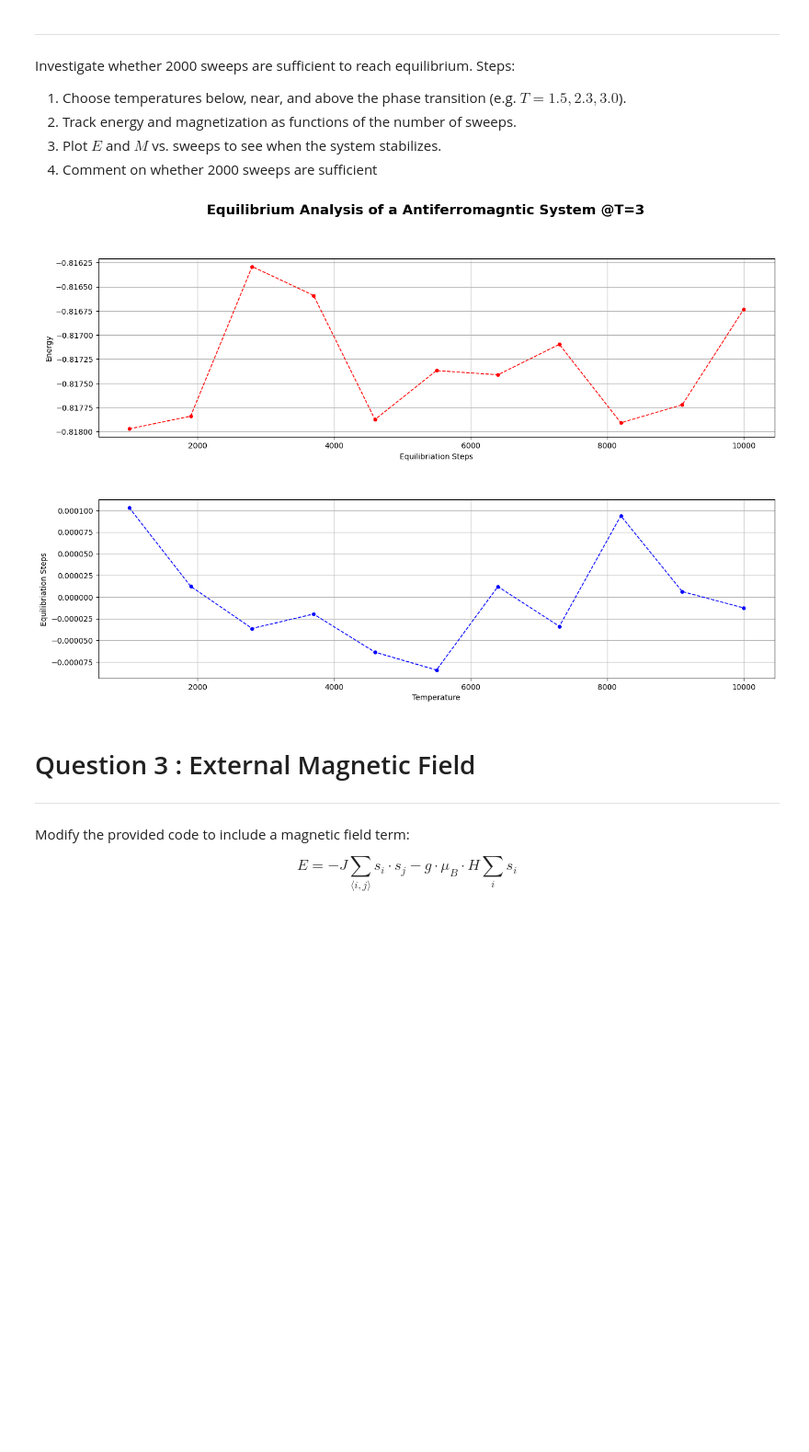
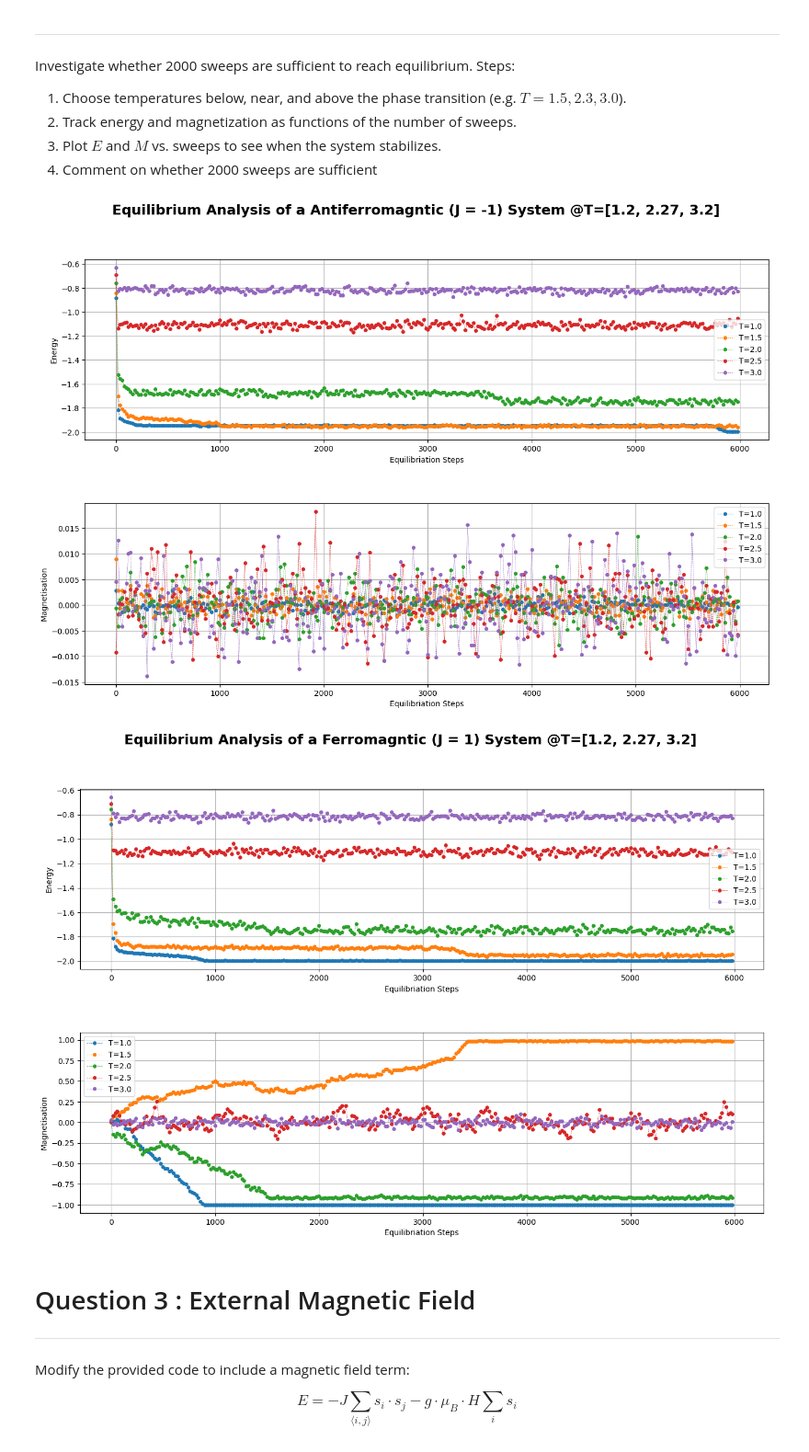
Before and after one commit to MrDNAlex/NE-451-Simulation-Methods, a Jupyter notebook: Labs/Lab2-Assignment/2D-Ising-Model.ipynb, the cells around one changed output. Shown at 92% size. Drawn from its saved outputs; the diff is of its cells as text; code cells hidden in the pictures; blank space fills up the shorter version.

```diff
--- a/Labs/Lab2-Assignment/2D-Ising-Model.ipynb
+++ b/Labs/Lab2-Assignment/2D-Ising-Model.ipynb
@@ -176,8 +179,8 @@ def plotEquilibriumAnalysis(Data, equilibriation, title):
 ------
 # %%
 # Define Number of Points and How many subsims to Average for that point
-Points = 11
-Averaging = 3
+Points = 10
+Averaging = 1
 # %% [markdown]
 # Question 1 : Antiferromagnetic Simulation
 -----
@@ -232,42 +235,57 @@ Investigate whether 2000 sweeps are sufficient to reach equilibrium.
  3. Plot $E$ and $M$ vs. sweeps to see when the system stabilizes.
  4. Comment on whether 2000 sweeps are sufficient
 # %%
+@njit
+def RunMonteCarloTrials(Spins, eqbmstart, neq, trials, N, T, L, J):
+    M = np.zeros(neq)
+    E = np.zeros(neq)
+
+    # Perform Monte-Carlo trials -----------------------------------------------
+    for trial in range(trials):
+        indx = permutation(N)
+        rowsub, colsub = ind2sub(indx, L)
+        Energy = Metropolis(rowsub, colsub, trial, Spins, eqbmstart, N, T, L, J)
+        if trial >= eqbmstart:
+            t = trial - eqbmstart
+            E[t] = Energy
+            M[t] = np.sum(Spins)
+
+    # Results -------------------------------------------------------------------
+    Eav = E / N
+    Mav = M / N
+
+    return [Eav, Mav]
+
 def RunEquilibriumSim(Points, Averaging, eqbmstart, neq, trials, N, T, L, J, title):
     # Indexes : 0 : Energy, 1 : Specific Heat Capacity, 2 : Magnetisation, 3 : Spin Susceptiability
-    Data = np.empty((Points, 4), dtype=float)
+    Data = np.empty((len(T), 2, neq), dtype=float)
 
-    # Loop through all the Points
-    for i in range(Points):
-        avgData = np.empty((Averaging, 4), dtype=float)
+    for k in range(len(T)):
+        Spins = -1 + 2 * randint(2, size=(L, L))  # lxl matrix of spins (+/-1)
+        Data[k] = RunMonteCarloTrials(Spins, eqbmstart, neq, trials, N, T[k], L, J)
 
-        # Loop through the number of times to average this location
-        for j in range(Averaging):
-            Spins = -1 + 2 * randint(2, size=(L, L))  # lxl matrix of spins (+/-1)
-            avgData[j] = RunMonteCarloTrials(Spins, eqbmstart[i], neq, trials[i], N, T, L, J)
-
-        Data[i] = avgData.mean(axis=0)
-
-    plotEquilibriumAnalysis(Data, eqbmstart, title)
+    plotEquilibriumAnalysis(Data, neq, T, title)
 
 # Define the Magnetic Info and Temperature
 SpinSites = 100
 N = SpinSites**2
-T = 1
+T = np.linspace(1, 3, 5)
 
 # Simulation Runtime
-eqbmstart = np.linspace(1000, 5000, Points, dtype=int)
-neq = 1000
+eqbmstart = 0
+neq = 6000
 trials = eqbmstart + neq
 
 # Run Antiferromagnetic Simulation
 J = -1
-RunEquilibriumSim(Points, Averaging, eqbmstart, neq, trials, N, T, SpinSites, J, "Equilibrium Analysis of a Antiferromagntic System @T=3")
+RunEquilibriumSim(Points, Averaging, eqbmstart, neq, trials, N, T, SpinSites, J, "Equilibrium Analysis of a Antiferromagntic (J = -1) System @T=[1.2, 2.27, 3.2]")
 
 # Run Ferromagnetic Simulation
 J = 1
-RunEquilibriumSim(Points, Averaging, eqbmstart, neq, trials, N, T, SpinSites, J, "Equilibrium Analysis of a Ferromagntic System @T=3")
+RunEquilibriumSim(Points, Averaging, eqbmstart, neq, trials, N, T, SpinSites, J, "Equilibrium Analysis of a Ferromagntic (J = 1) System @T=[1.2, 2.27, 3.2]")
 # %% [output]
-[figure, old version]
+[figure, new version]
+[figure, added]
 # %% [markdown]
 # Question 3 : External Magnetic Field
 -----
```
Also changed, not shown: parts of 1 cell of this notebook, 1 other file.
